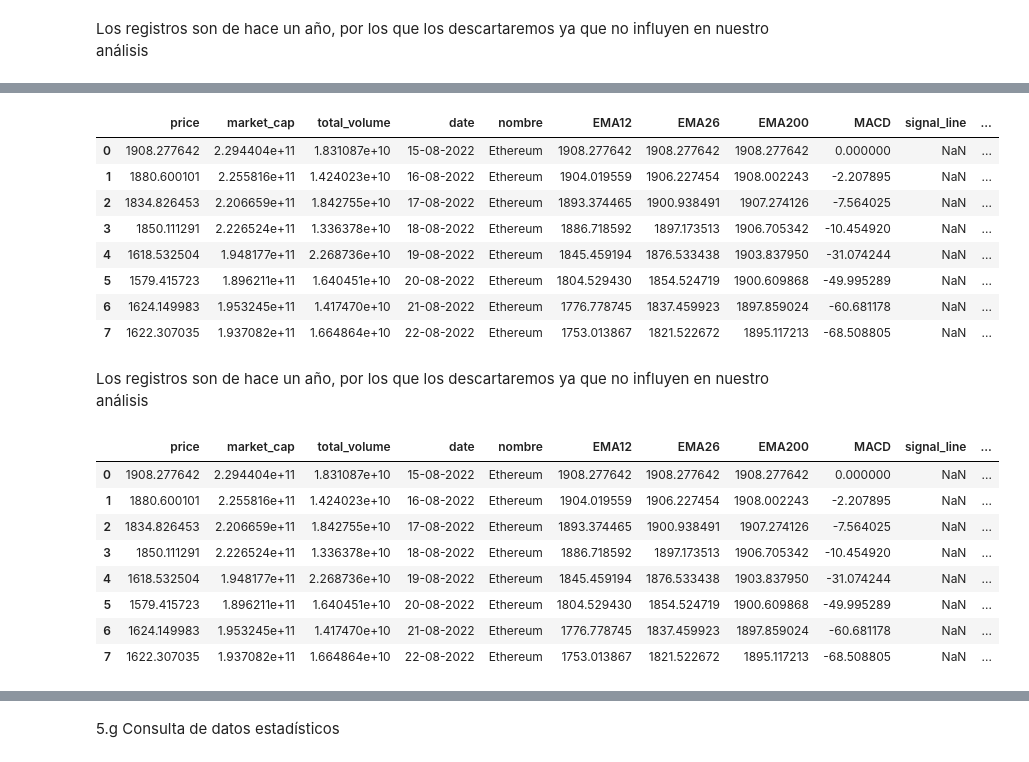
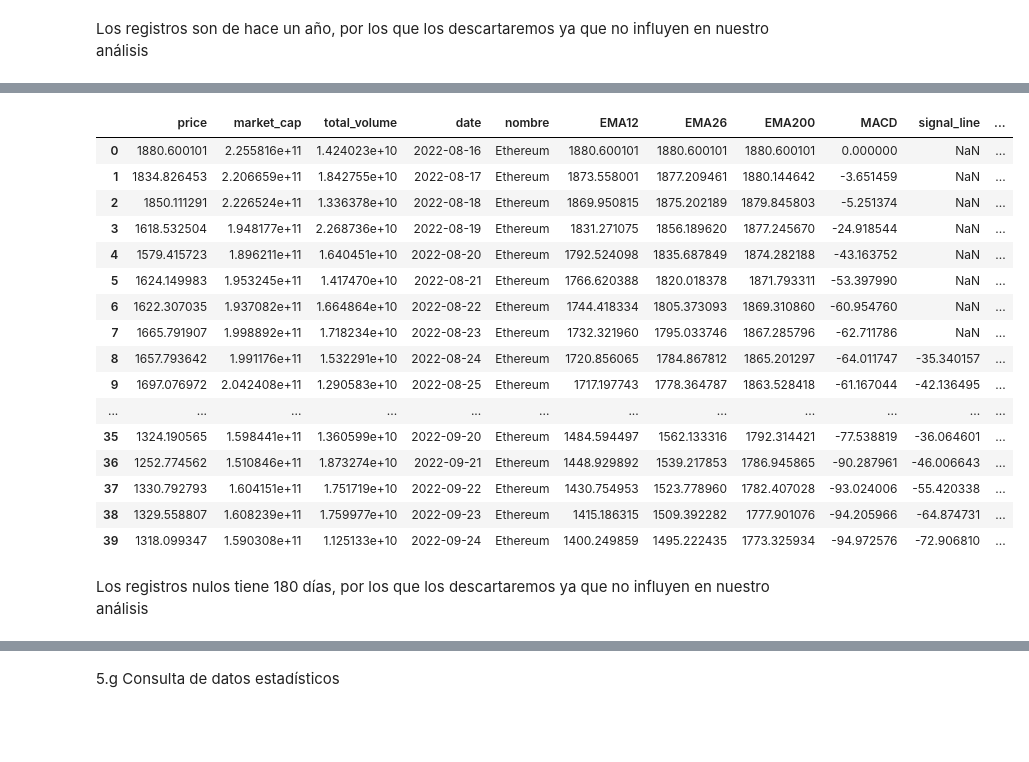
Before and after one commit to GLJaraBarth/2_Proyecto_Individual_DA, a Jupyter notebook: PI_Data_Analitycs_EDA.ipynb, the cells around one changed output, grey strips where cells are left out. Drawn from its saved outputs; the diff is of its cells as text; code cells hidden in the pictures; blank space fills up the shorter version.

```diff
--- a/PI_Data_Analitycs_EDA.ipynb
+++ b/PI_Data_Analitycs_EDA.ipynb
@@ -151,3 +128,26 @@ def valorROI(df2,plazo):
+# %%
+def valorROI(df2, plazo):
+
+    # Convierte la columna 'date' a tipo datetime si no está en ese formato
+    df2['date'] = pd.to_datetime(df2['date'], dayfirst=True)
+
+    # Ordena el DataFrame por la columna 'date'
+    df2 = df_solana.sort_values(by='date')
+
+    # Calcula la diferencia de precio entre una fecha y el precio de 30 días antes
+    df2['gan'] = df2['price'] - df2['price'].shift(plazo)
+
+    # Elimina las filas con valores nulos resultantes del cálculo
+
+    #df2 = df2.dropna()
+
+    # Calcular el ROI
+    #ganancia = precio_actual - precio_hace_plazo
+    #costo = precio_hace_plazo
+
+    df2['roi'] = (df2['gan'] /df2['price'].shift(plazo)) * 100
+
+    return df2['roi']
 # %% [markdown]
 **3 - Definición de variables fecha y otras**
 # %%
@@ -1282,31 +1302,27 @@ dtype: int64
 # %%
 filas_nulas = df_ethereum[df_ethereum.isna().any(axis=1)]
 # %%
-filas_nulas.head(10)
+filas_nulas.head(40)
 # %% [output]
 |  | price | market_cap | total_volume | date | nombre | EMA12 | EMA26 | EMA200 | MACD | signal_line | ... |
-| 0 | 1908.277642 | 2.294404e+11 | 1.831087e+10 | 15-08-2022 | Ethereum | 1908.277642 | 1908.277642 | 1908.277642 | 0.000000 | NaN | ... |
-| 1 | 1880.600101 | 2.255816e+11 | 1.424023e+10 | 16-08-2022 | Ethereum | 1904.019559 | 1906.227454 | 1908.002243 | -2.207895 | NaN | ... |
-| 2 | 1834.826453 | 2.206659e+11 | 1.842755e+10 | 17-08-2022 | Ethereum | 1893.374465 | 1900.938491 | 1907.274126 | -7.564025 | NaN | ... |
-| 3 | 1850.111291 | 2.226524e+11 | 1.336378e+10 | 18-08-2022 | Ethereum | 1886.718592 | 1897.173513 | 1906.705342 | -10.454920 | NaN | ... |
-| 4 | 1618.532504 | 1.948177e+11 | 2.268736e+10 | 19-08-2022 | Ethereum | 1845.459194 | 1876.533438 | 1903.837950 | -31.074244 | NaN | ... |
-| 5 | 1579.415723 | 1.896211e+11 | 1.640451e+10 | 20-08-2022 | Ethereum | 1804.529430 | 1854.524719 | 1900.609868 | -49.995289 | NaN | ... |
-| 6 | 1624.149983 | 1.953245e+11 | 1.417470e+10 | 21-08-2022 | Ethereum | 1776.778745 | 1837.459923 | 1897.859024 | -60.681178 | NaN | ... |
-| 7 | 1622.307035 | 1.937082e+11 | 1.664864e+10 | 22-08-2022 | Ethereum | 1753.013867 | 1821.522672 | 1895.117213 | -68.508805 | NaN | ... |
+| 0 | 1880.600101 | 2.255816e+11 | 1.424023e+10 | 2022-08-16 | Ethereum | 1880.600101 | 1880.600101 | 1880.600101 | 0.000000 | NaN | ... |
+| 1 | 1834.826453 | 2.206659e+11 | 1.842755e+10 | 2022-08-17 | Ethereum | 1873.558001 | 1877.209461 | 1880.144642 | -3.651459 | NaN | ... |
+| 2 | 1850.111291 | 2.226524e+11 | 1.336378e+10 | 2022-08-18 | Ethereum | 1869.950815 | 1875.202189 | 1879.845803 | -5.251374 | NaN | ... |
+| 3 | 1618.532504 | 1.948177e+11 | 2.268736e+10 | 2022-08-19 | Ethereum | 1831.271075 | 1856.189620 | 1877.245670 | -24.918544 | NaN | ... |
+| 4 | 1579.415723 | 1.896211e+11 | 1.640451e+10 | 2022-08-20 | Ethereum | 1792.524098 | 1835.687849 | 1874.282188 | -43.163752 | NaN | ... |
+| 5 | 1624.149983 | 1.953245e+11 | 1.417470e+10 | 2022-08-21 | Ethereum | 1766.620388 | 1820.018378 | 1871.793311 | -53.397990 | NaN | ... |
+| 6 | 1622.307035 | 1.937082e+11 | 1.664864e+10 | 2022-08-22 | Ethereum | 1744.418334 | 1805.373093 | 1869.310860 | -60.954760 | NaN | ... |
+| 7 | 1665.791907 | 1.998892e+11 | 1.718234e+10 | 2022-08-23 | Ethereum | 1732.321960 | 1795.033746 | 1867.285796 | -62.711786 | NaN | ... |
+| 8 | 1657.793642 | 1.991176e+11 | 1.532291e+10 | 2022-08-24 | Ethereum | 1720.856065 | 1784.867812 | 1865.201297 | -64.011747 | -35.340157 | ... |
+| 9 | 1697.076972 | 2.042408e+11 | 1.290583e+10 | 2022-08-25 | Ethereum | 1717.197743 | 1778.364787 | 1863.528418 | -61.167044 | -42.136495 | ... |
+| ... | ... | ... | ... | ... | ... | ... | ... | ... | ... | ... | ... |
+| 35 | 1324.190565 | 1.598441e+11 | 1.360599e+10 | 2022-09-20 | Ethereum | 1484.594497 | 1562.133316 | 1792.314421 | -77.538819 | -36.064601 | ... |
+| 36 | 1252.774562 | 1.510846e+11 | 1.873274e+10 | 2022-09-21 | Ethereum | 1448.929892 | 1539.217853 | 1786.945865 | -90.287961 | -46.006643 | ... |
+| 37 | 1330.792793 | 1.604151e+11 | 1.751719e+10 | 2022-09-22 | Ethereum | 1430.754953 | 1523.778960 | 1782.407028 | -93.024006 | -55.420338 | ... |
+| 38 | 1329.558807 | 1.608239e+11 | 1.759977e+10 | 2022-09-23 | Ethereum | 1415.186315 | 1509.392282 | 1777.901076 | -94.205966 | -64.874731 | ... |
+| 39 | 1318.099347 | 1.590308e+11 | 1.125133e+10 | 2022-09-24 | Ethereum | 1400.249859 | 1495.222435 | 1773.325934 | -94.972576 | -72.906810 | ... |
 # %% [markdown]
-Los registros son de hace un año, por los que los descartaremos ya que no influyen en nuestro análisis
+Los registros nulos tiene 180 días, por los que los descartaremos ya que no influyen en nuestro análisis
-# %%
-filas_nulas.head(10)
-# %% [output]
-|  | price | market_cap | total_volume | date | nombre | EMA12 | EMA26 | EMA200 | MACD | signal_line | ... |
-| 0 | 1908.277642 | 2.294404e+11 | 1.831087e+10 | 15-08-2022 | Ethereum | 1908.277642 | 1908.277642 | 1908.277642 | 0.000000 | NaN | ... |
-| 1 | 1880.600101 | 2.255816e+11 | 1.424023e+10 | 16-08-2022 | Ethereum | 1904.019559 | 1906.227454 | 1908.002243 | -2.207895 | NaN | ... |
-| 2 | 1834.826453 | 2.206659e+11 | 1.842755e+10 | 17-08-2022 | Ethereum | 1893.374465 | 1900.938491 | 1907.274126 | -7.564025 | NaN | ... |
-| 3 | 1850.111291 | 2.226524e+11 | 1.336378e+10 | 18-08-2022 | Ethereum | 1886.718592 | 1897.173513 | 1906.705342 | -10.454920 | NaN | ... |
-| 4 | 1618.532504 | 1.948177e+11 | 2.268736e+10 | 19-08-2022 | Ethereum | 1845.459194 | 1876.533438 | 1903.837950 | -31.074244 | NaN | ... |
-| 5 | 1579.415723 | 1.896211e+11 | 1.640451e+10 | 20-08-2022 | Ethereum | 1804.529430 | 1854.524719 | 1900.609868 | -49.995289 | NaN | ... |
-| 6 | 1624.149983 | 1.953245e+11 | 1.417470e+10 | 21-08-2022 | Ethereum | 1776.778745 | 1837.459923 | 1897.859024 | -60.681178 | NaN | ... |
-| 7 | 1622.307035 | 1.937082e+11 | 1.664864e+10 | 22-08-2022 | Ethereum | 1753.013867 | 1821.522672 | 1895.117213 | -68.508805 | NaN | ... |
 # %%
 df_cardano.isna().sum()
 # %% [output]
```
Also changed, not shown: parts of 136 cells of this notebook.
